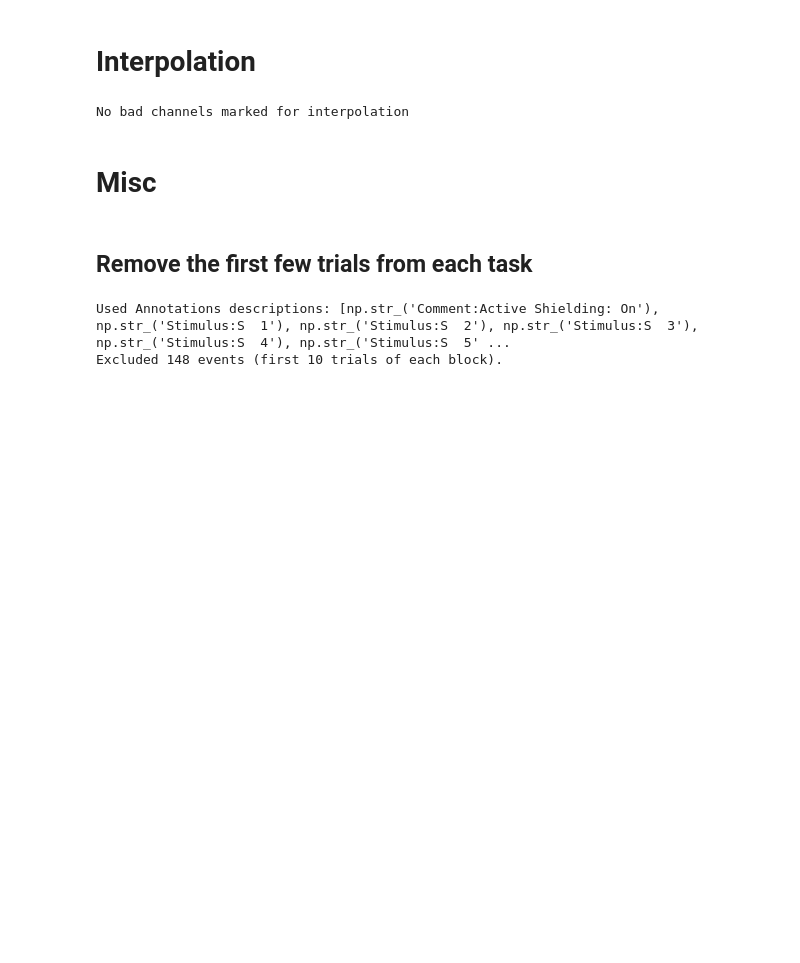
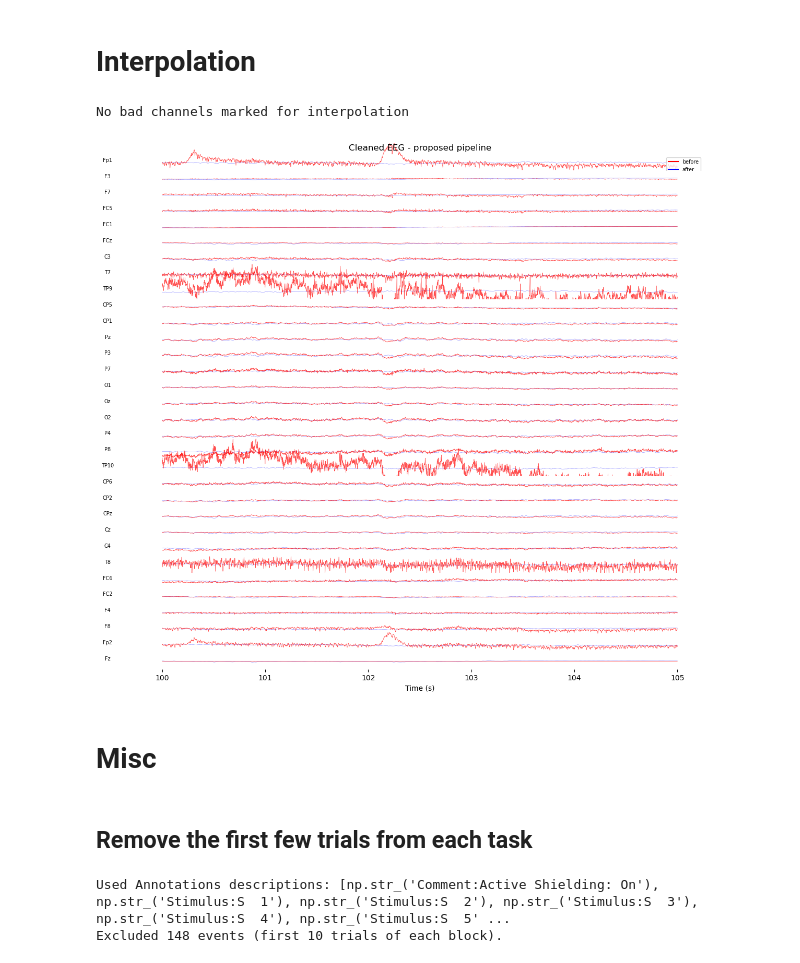
Before and after one commit to xuyg16/EEG_Reward-Processing_ERP, a Jupyter notebook: scripts/single_subject_processing.ipynb, the cells around one changed output. Drawn from its saved outputs; the diff is of its cells as text; code cells hidden in the pictures; blank space fills up the shorter version.

```diff
--- a/scripts/single_subject_processing.ipynb
+++ b/scripts/single_subject_processing.ipynb
@@ -417,6 +406,10 @@ Applying ICA to Raw instance
 eeg_band_notch = interpolation(eeg_band_notch)
 # %% [output]
 No bad channels marked for interpolation
+# %%
+plot_cleaning_compare(raw, eeg_band_notch, title=f"Cleaned EEG - {ACTIVE_PIPELINE} pipeline")
+# %% [output]
+[figure, added]
 # %% [markdown]
 # Misc
 # %% [markdown]
```
Also changed, not shown: parts of 23 cells of this notebook.
